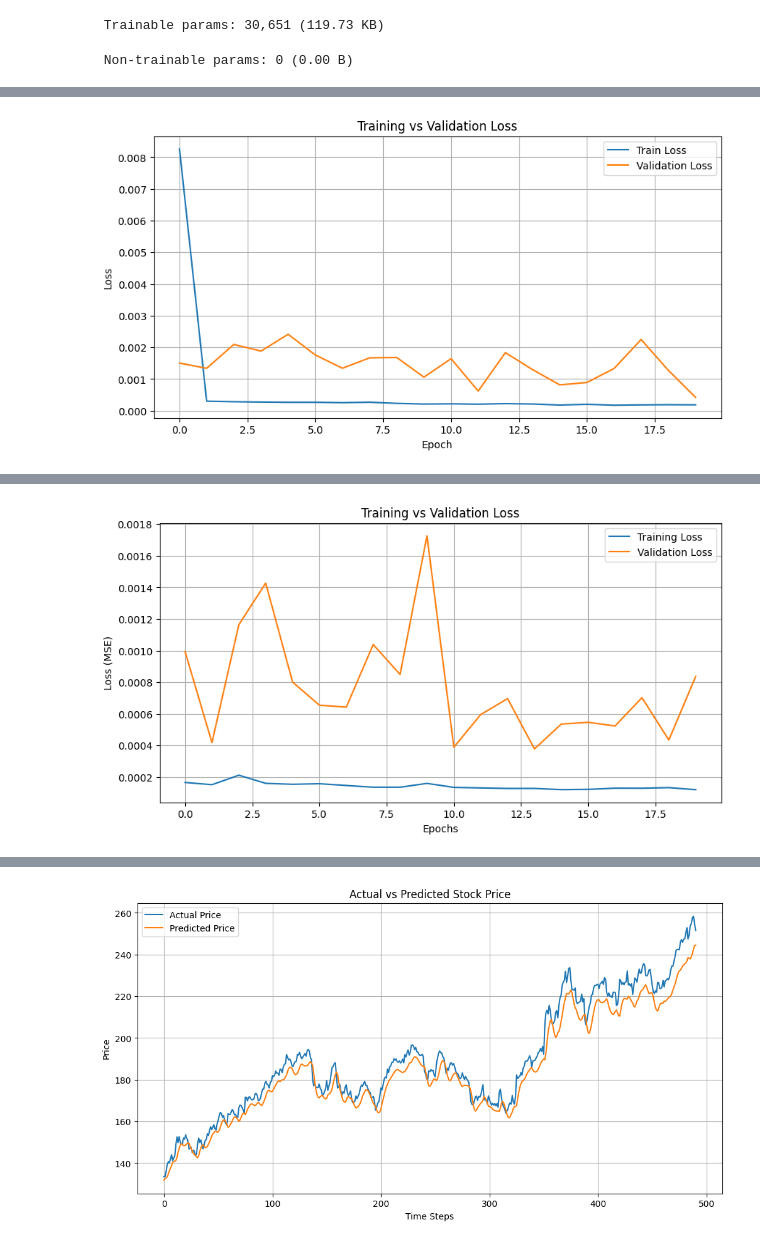
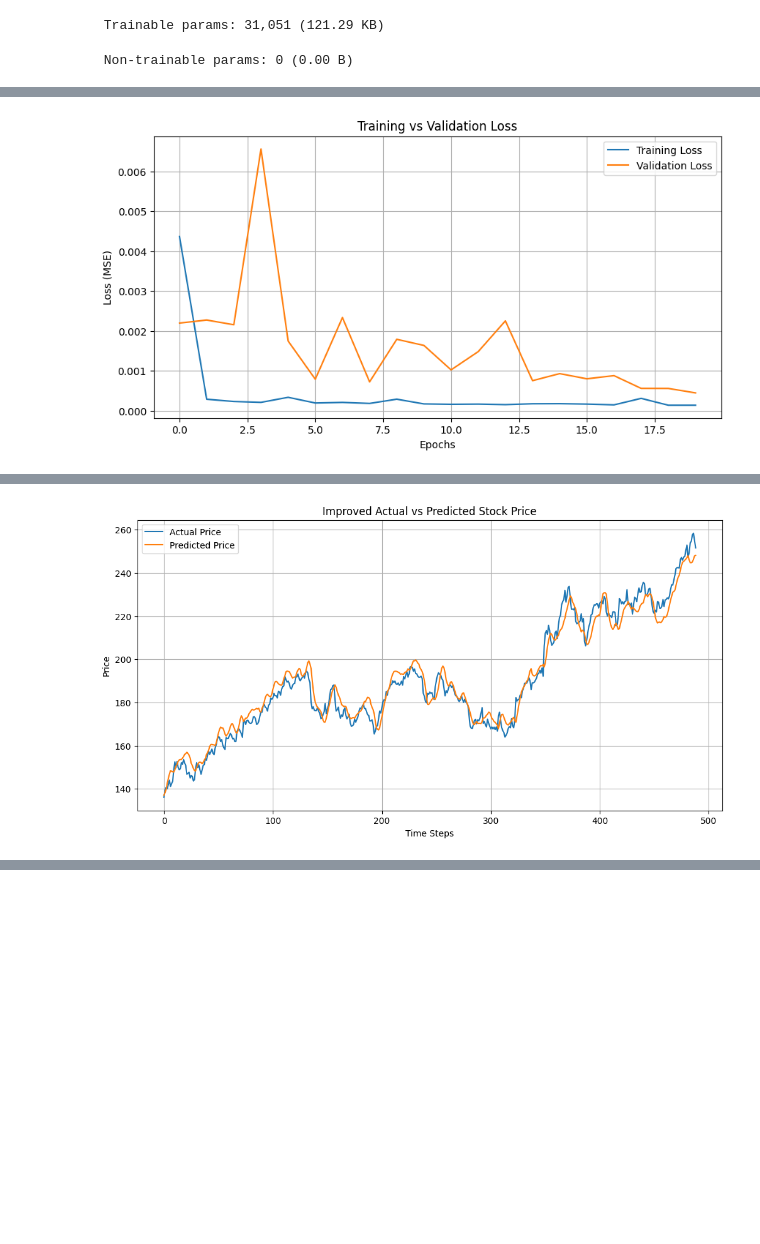
Before and after one commit to JssPlayZ/StockPricePrediction, a Jupyter notebook: data/notebook/stock_prediction.ipynb, the cells around one changed output, grey strips where cells are left out. Saved outputs shown, nothing was run; the diff lists cells and outputs as text; code cells hidden in the pictures; blank space fills up the shorter version.

Commit message:
improved model performance by adding technical indicators

```diff
--- a/data/notebook/stock_prediction.ipynb
+++ b/data/notebook/stock_prediction.ipynb
@@ -6,8 +6,7 @@ import pandas as pd
 import matplotlib.pyplot as plt
 from sklearn.preprocessing import MinMaxScaler
 from keras.models import Sequential
-from keras.layers import LSTM, Dense
-from keras.layers import Input
+from keras.layers import LSTM, Dense, Input
 
 # Step 2: Fetch Stock Data
 ticker = 'AAPL'
@@ -16,8 +15,22 @@ end_date = '2024-12-31'
 
 df = yf.download(ticker, start=start_date, end=end_date)
 df = df[['Close']]
+
+# Add 14-day Moving Average
+df['MA14'] = df['Close'].rolling(window=14).mean()
+
+# Calculate RSI
+def compute_rsi(data, window=14):
+    delta = data.diff()
+    gain = (delta.where(delta > 0, 0)).rolling(window).mean()
+    loss = (-delta.where(delta < 0, 0)).rolling(window).mean()
+    rs = gain / loss
+    return 100 - (100 / (1 + rs))
+
+df['RSI'] = compute_rsi(df['Close'])
+
+# Drop rows with NaNs (from MA14 and RSI)
 df.dropna(inplace=True)
-df.head()
 
 # Step 3: Visualize Closing Prices
 plt.figure(figsize=(12, 5))
@@ -31,15 +44,16 @@ plt.savefig('price_plot.png')
 plt.show()
 
 # Step 4: Data Normalization
-scaler = MinMaxScaler(feature_range=(0, 1))
-scaled_data = scaler.fit_transform(df)
+features = ['Close', 'MA14', 'RSI']
+scaler = MinMaxScaler()
+scaled_data = scaler.fit_transform(df[features])
 
 # Step 5: Create Sequences
 def create_sequences(data, window_size=60):
     X, y = [], []
     for i in range(window_size, len(data)):
         X.append(data[i-window_size:i])
-        y.append(data[i])
+        y.append(data[i, 0])  # target is original 'Close' column
     return np.array(X), np.array(y)
 
 X, y = create_sequences(scaled_data)
@@ -50,9 +64,9 @@ split = int(len(X) * 0.8)
 X_train, X_test = X[:split], X[split:]
 y_train, y_test = y[:split], y[split:]
 
-# Step 7: Build Initial LSTM Model
+# Step 7: Build LSTM Model
 model = Sequential([
-    Input(shape=(60, 1)),
+    Input(shape=(X_train.shape[1], X_train.shape[2])),  # should be (60, 3)
     LSTM(50, return_sequences=True),
     LSTM(50),
     Dense(1)
@@ -62,29 +76,12 @@ model.compile(optimizer='adam', loss='mean_squared_error')
 model.summary()
 
 # Step 8: Train the Model
-history = model.fit(X_train, y_train, epochs=20, batch_size=32, validation_data=(X_test, y_test))
-
-# Step 9: Plot Training Loss
-plt.figure(figsize=(10, 5))
-plt.plot(history.history['loss'], label='Train Loss')
-plt.plot(history.history['val_loss'], label='Validation Loss')
-plt.title('Training vs Validation Loss')
-plt.xlabel('Epoch')
-plt.ylabel('Loss')
-plt.legend()
-plt.grid(True)
-plt.savefig('loss_curve.png')
-plt.show()
-
-
-# Step 8: Train the Model
 history = model.fit(
     X_train, y_train,
     validation_data=(X_test, y_test),
     epochs=20,
     batch_size=32
 )
-
 
 # Step 9: Plot Training and Validation Loss
 plt.figure(figsize=(10, 5))
@@ -98,24 +95,27 @@ plt.grid(True)
 plt.savefig('loss_curve.png')
 plt.show()
 
-
 # Step 10: Make Predictions
 y_pred_scaled = model.predict(X_test)
 
-# Inverse scale predicted and actual values
-y_test_unscaled = scaler.inverse_transform(y_test)
-y_pred_unscaled = scaler.inverse_transform(y_pred_scaled)
+# Inverse scale only Close price (1st column)
+def inverse_transform_column(scaled_column):
+    padded = np.concatenate([scaled_column, np.zeros((len(scaled_column), 2))], axis=1)
+    return scaler.inverse_transform(padded)[:, 0]
 
-# Plot Actual vs Predicted
+y_test_unscaled = inverse_transform_column(y_test.reshape(-1, 1))
+y_pred_unscaled = inverse_transform_column(y_pred_scaled)
+
+# Step 11: Plot Actual vs Predicted
 plt.figure(figsize=(12, 6))
 plt.plot(y_test_unscaled, label='Actual Price')
 plt.plot(y_pred_unscaled, label='Predicted Price')
-plt.title('Actual vs Predicted Stock Price')
+plt.title('Improved Actual vs Predicted Stock Price')
 plt.xlabel('Time Steps')
 plt.ylabel('Price')
 plt.legend()
 plt.grid(True)
-plt.savefig('actual_vs_predicted.png')
+plt.savefig('actual_vs_predicted_with_indicators.png')
 plt.show()
 # %% [output]
 [*********************100%***********************]  1 of 1 completed
@@ -135,3 +135,3 @@ Model: "sequential"
- Trainable params: 30,651 (119.73 KB)
+ Trainable params: 31,051 (121.29 KB)
  Non-trainable params: 0 (0.00 B)
 Epoch 1/20
@@ -154 +154 @@ Epoch 20/20
-[figure, old version]
+[figure, new version]
@@ -172 +156 @@ Epoch 20/20
-[figure, old version]
+[figure, new version]
@@ -174 +156,0 @@ Epoch 20/20
-[figure, removed]
```
Also changed, not shown: parts of 1 cell of this notebook, 3 other files.
